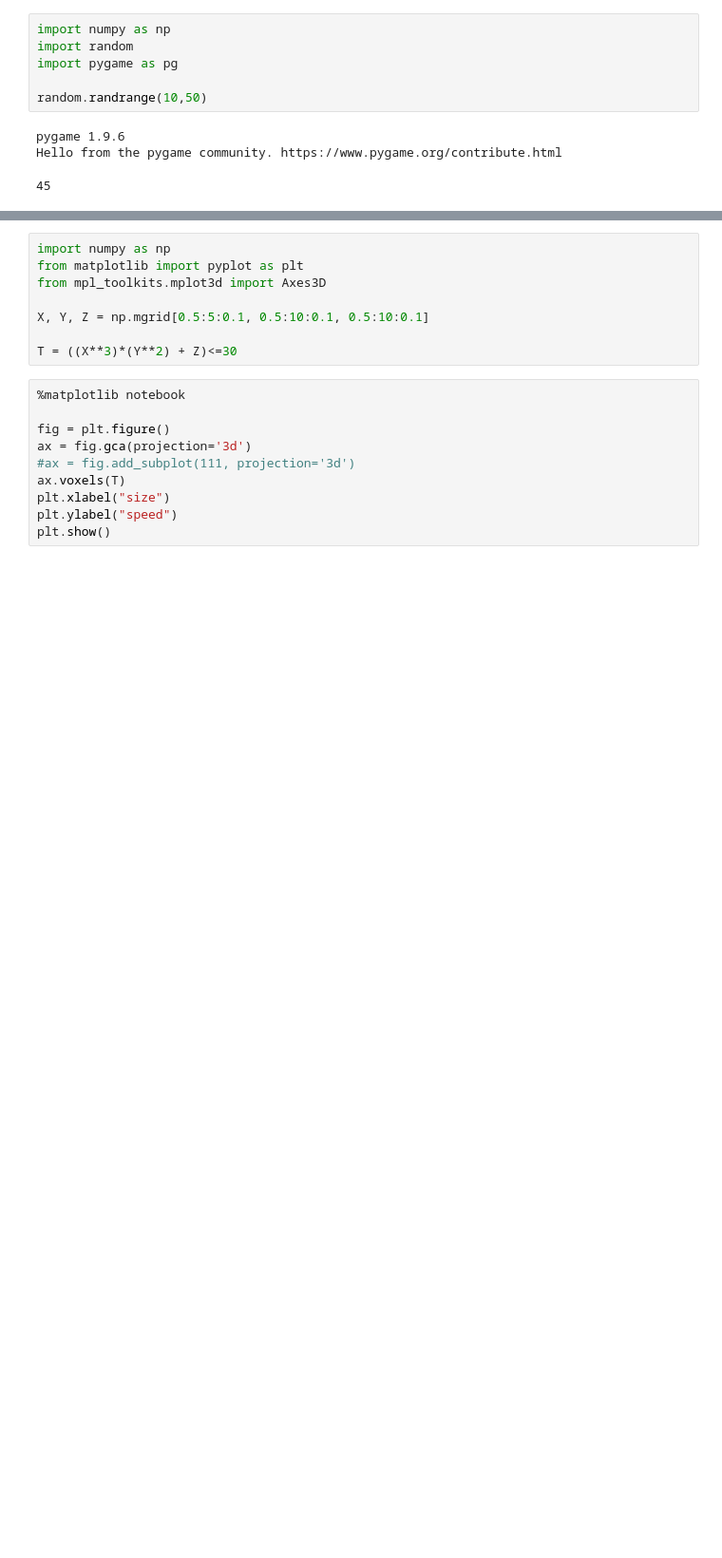
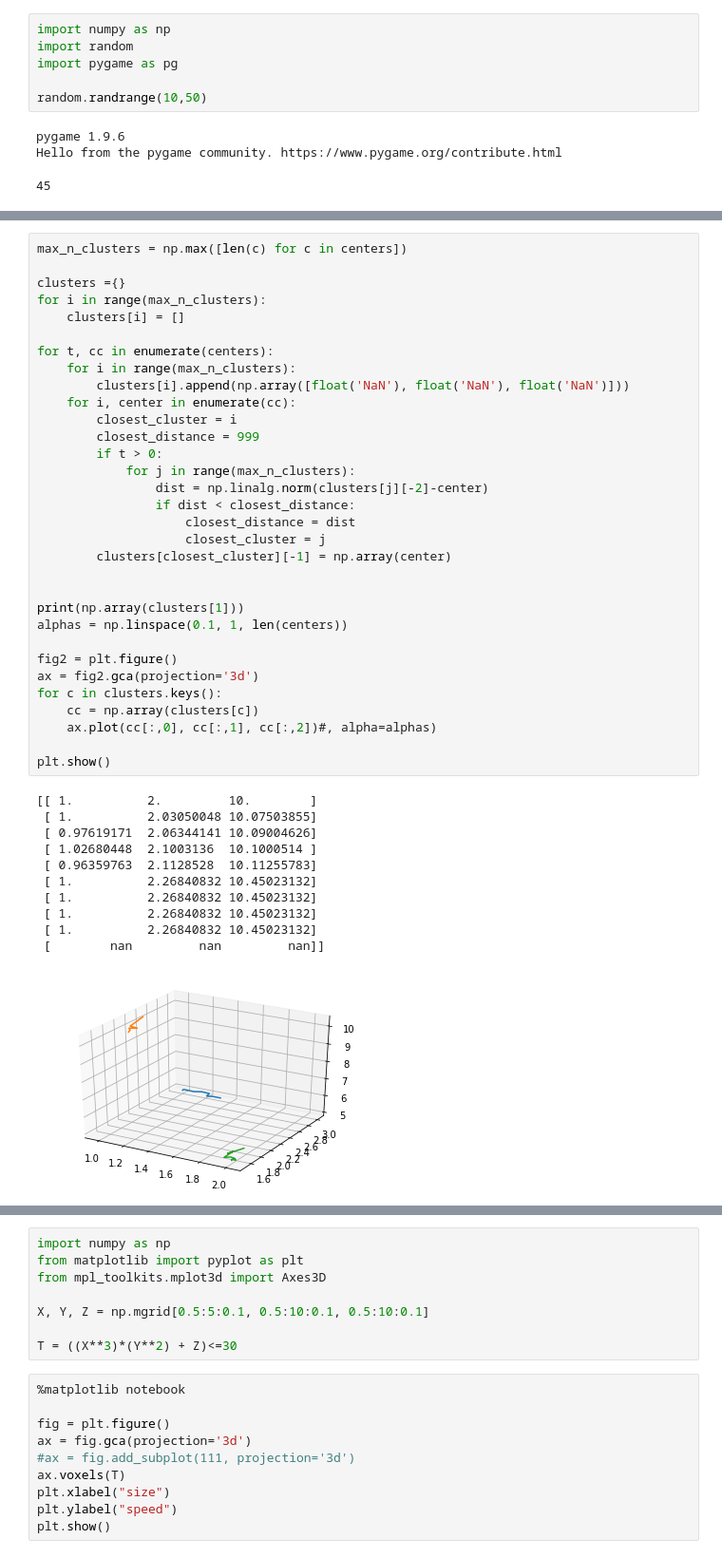
Before and after one commit to hottens/ModelingSimulation, a Jupyter notebook: organisms and simulation.ipynb, the cells around one changed output, grey strips where cells are left out. Shown at 95% size. Drawn from its saved outputs; the diff is of its cells as text; blank space fills up the shorter version.

```diff
--- a/organisms and simulation.ipynb
+++ b/organisms and simulation.ipynb
@@ -534,3 +575,47 @@ IndexError: index 0 is out of bounds for axis 0 with size 0
+# %%
+max_n_clusters = np.max([len(c) for c in centers])
+
+clusters ={}
+for i in range(max_n_clusters):
+    clusters[i] = []
+
+for t, cc in enumerate(centers):
+    for i in range(max_n_clusters):
+        clusters[i].append(np.array([float('NaN'), float('NaN'), float('NaN')]))
+    for i, center in enumerate(cc):
+        closest_cluster = i
+        closest_distance = 999
+        if t > 0:
+            for j in range(max_n_clusters):
+                dist = np.linalg.norm(clusters[j][-2]-center)
+                if dist < closest_distance:
+                    closest_distance = dist
+                    closest_cluster = j
+        clusters[closest_cluster][-1] = np.array(center)
+
+
+print(np.array(clusters[1]))
+alphas = np.linspace(0.1, 1, len(centers))
+
+fig2 = plt.figure()
+ax = fig2.gca(projection='3d')
+for c in clusters.keys():
+    cc = np.array(clusters[c])
+    ax.plot(cc[:,0], cc[:,1], cc[:,2])#, alpha=alphas)
+
+plt.show()
+# %% [output]
+[[ 1.          2.         10.        ]
+ [ 1.          2.03050048 10.07503855]
+ [ 0.97619171  2.06344141 10.09004626]
+ [ 1.02680448  2.1003136  10.1000514 ]
+ [ 0.96359763  2.1128528  10.11255783]
+ [ 1.          2.26840832 10.45023132]
+ [ 1.          2.26840832 10.45023132]
+ [ 1.          2.26840832 10.45023132]
+ [ 1.          2.26840832 10.45023132]
+ [        nan         nan         nan]]
+[figure, added]
 # %%
 %matplotlib inline
 
```
Also changed, not shown: parts of 8 cells of this notebook, 2 other files.
